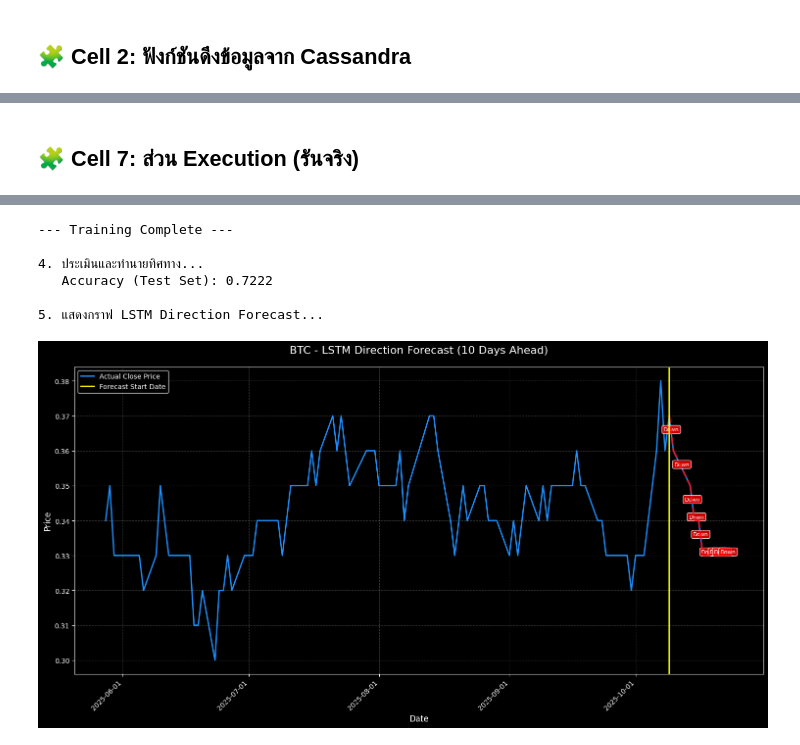
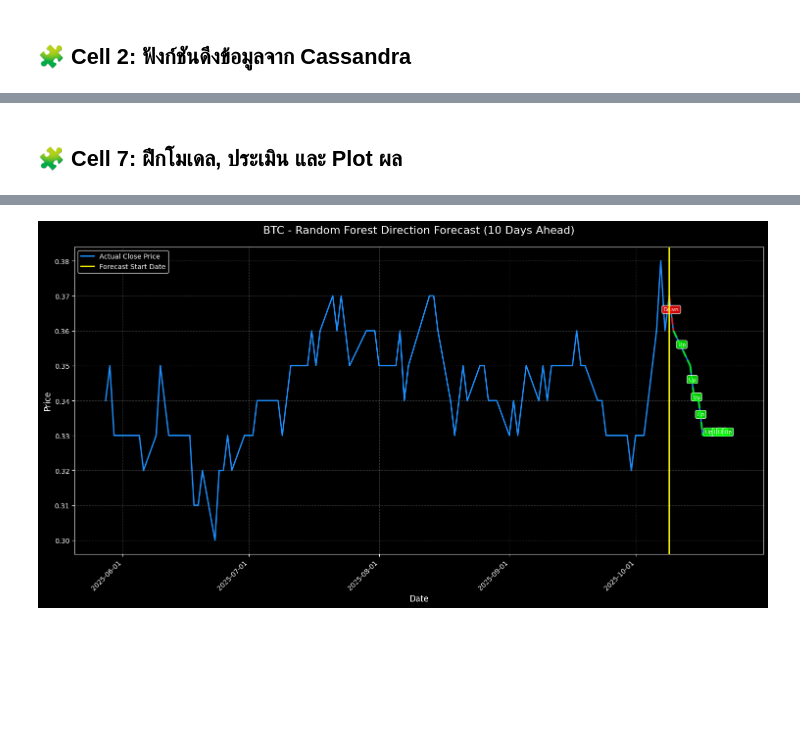
Before and after one commit to hilmanyusoh/Stock-market-chart-pattern-recognition-using-deep-learning, a Jupyter notebook: wyckoff_model/wyckoff_ML.ipynb, the cells around one changed output, grey strips where cells are left out. Saved outputs shown, nothing was run; the diff lists cells and outputs as text; code cells hidden in the pictures; blank space fills up the shorter version.

```diff
--- a/wyckoff_model/wyckoff_ML.ipynb
+++ b/wyckoff_model/wyckoff_ML.ipynb
@@ -19,14 +27,15 @@ plt.style.use('dark_background')
 # %% [markdown]
 ## 🧩 Cell 2: ฟังก์ชันดึงข้อมูลจาก Cassandra
 # %%
+# 2️⃣ ฟังก์ชันดึงข้อมูลจาก Cassandra (แก้ไข high_price -> 'high')
 def get_candlestick_data(symbol: str, limit: int = 3000):
     """ดึงข้อมูลแท่งเทียนจาก Cassandra และจัดรูปแบบ"""
     try:
         cluster = Cluster(['127.0.0.1'], port=9042)
         session = cluster.connect('stock_data')
     except Exception as e:
-        print(f"Error connecting to Cassandra: {e}")
-        raise ConnectionRefusedError("Could not connect to Cassandra. Check if it's running.")
+        # ใช้ ConnectionRefusedError เพื่อให้ Main Execution จับ Error ได้
+        raise ConnectionRefusedError(f"Could not connect to Cassandra: {e}. Check if it's running.")
 
     query = f"""
         SELECT time, open_price, high_price, low_price, close_price, volume
@@ -42,11 +51,15 @@ def get_candlestick_data(symbol: str, limit: int = 3000):
         raise ValueError(f"No data found for {symbol}")
 
     df.columns = df.columns.str.lower().str.strip()
+
+    # ✅ แก้ไข: high_price ต้องเปลี่ยนเป็น 'high'
     df.rename(columns={'open_price': 'open', 'high_price': 'high', 'low_price': 'low', 'close_price': 'close'}, inplace=True)
+
     df = df.sort_values('time')
     df.set_index('time', inplace=True)
 
-    # แปลงข้อมูลเป็น float
     df[['open', 'high', 'low', 'close', 'volume']] = df[['open', 'high', 'low', 'close', 'volume']].astype(float)
 
     return df
+
+print("✅ Function: get_candlestick_data Loaded.")
@@ -179,48 +234,33 @@ def plot_lstm_forecast(dates, actual_prices, predicted_direction, symbol='SYMBOL
 # %% [markdown]
-## 🧩 Cell 7: ส่วน Execution (รันจริง)
+## 🧩 Cell 7: ฝึกโมเดล, ประเมิน และ Plot ผล
 # %%
 try:
-    symbol = "BTC"
-    DATA_LIMIT = 300
-    SEQUENCE_LENGTH = 30
-    TRAIN_SPLIT = 0.8
+    if 'X_train' in locals() and X_train.size > 0:
+        # 4. สร้างและฝึกโมเดล Random Forest
+        model = build_and_train_rf(X_train, y_train)
 
-    print(f"1. ดึงข้อมูล {symbol} (Limit: {DATA_LIMIT} วัน)...")
-    df = get_candlestick_data(symbol, limit=DATA_LIMIT)
+        # 5. ทดสอบและคาดการณ์
+        print("\n5. ประเมินและทำนายทิศทาง...")
 
-    # 2. เตรียมข้อมูลสำหรับ LSTM
-    print("\n2. เตรียมข้อมูล LSTM...")
-    X, y, scaler, dates = create_sequences_and_labels(df.copy(), seq_length=SEQUENCE_LENGTH)
+        # ประเมิน
+        y_pred_test = model.predict(X_test)
+        accuracy = accuracy_score(y_test, y_pred_test)
+        print(f"   Accuracy (Test Set): {accuracy:.4f}")
+        print("\n--- Classification Report (Test Set) ---")
+        print(classification_report(y_test, y_pred_test, target_names=['Down/Same (0)', 'Up (1)']))
 
-    # แบ่งข้อมูล Train/Test
-    train_size = int(len(X) * TRAIN_SPLIT)
-    X_train, X_test = X[:train_size], X[train_size:]
-    y_train, y_test = y[:train_size], y[train_size:]
+        # ทำนายทั้งหมดเพื่อ Plot
+        y_pred_all = model.predict(X)
 
-    # 3. สร้างและฝึกโมเดล LSTM
-    num_features = X.shape[2]
-    model = build_and_train_lstm(X_train, y_train, SEQUENCE_LENGTH, num_features)
+        # 6. แสดงผลกราฟ
+        print("\n6. แสดงกราฟ Random Forest Direction Forecast...")
+        actual_prices = df['close'][dates].values
+        plot_ml_forecast(dates, actual_prices, y_pred_all, symbol=symbol, forecast_days=10)
 
-    # 4. ทดสอบและคาดการณ์
-    print("\n4. ประเมินและทำนายทิศทาง...")
+    else:
+        print("❌ ไม่สามารถรันได้: ข้อมูล X_train ว่างเปล่าหรือไม่ได้ถูกโหลดใน Cell 6")
 
-    y_pred_test = predict_direction(model, X_test)
-    accuracy = accuracy_score(y_test, y_pred_test)
-    print(f"   Accuracy (Test Set): {accuracy:.4f}")
-
-    y_pred_all = predict_direction(model, X)
-
-    # 5. แสดงผลกราฟ
-    print("\n5. แสดงกราฟ LSTM Direction Forecast...")
-    actual_prices = df['close'][dates].values
-    plot_lstm_forecast(dates, actual_prices, y_pred_all, symbol=symbol, forecast_days=10)
-
-except ConnectionRefusedError as e:
-    print(f"\n❌ การเชื่อมต่อล้มเหลว: {e}")
-    print("โปรดตรวจสอบว่า Cassandra Server (127.0.0.1:9042) ได้รันอยู่หรือไม่")
-except ValueError as e:
-    print(f"\n❌ ข้อผิดพลาดข้อมูล: {e}")
 except Exception as e:
-    print(f"\n❌ เกิดข้อผิดพลาดที่ไม่คาดคิด: {e}")
-    print(f"Detail: {e}")
+    print(f"\n❌ เกิดข้อผิดพลาดในขั้นตอนฝึก/ประเมินโมเดล: {e}")
+    print(f"Detail: {type(e).__name__}: {e}")
 # %% [output]
@@ -231,7 +285 @@ except Exception as e:
---- Training Complete ---
-
-4. ประเมินและทำนายทิศทาง...
-   Accuracy (Test Set): 0.7222
-
-5. แสดงกราฟ LSTM Direction Forecast...
-[figure, old version]
+[figure, new version]
```
Also changed, not shown: parts of 12 cells of this notebook.
